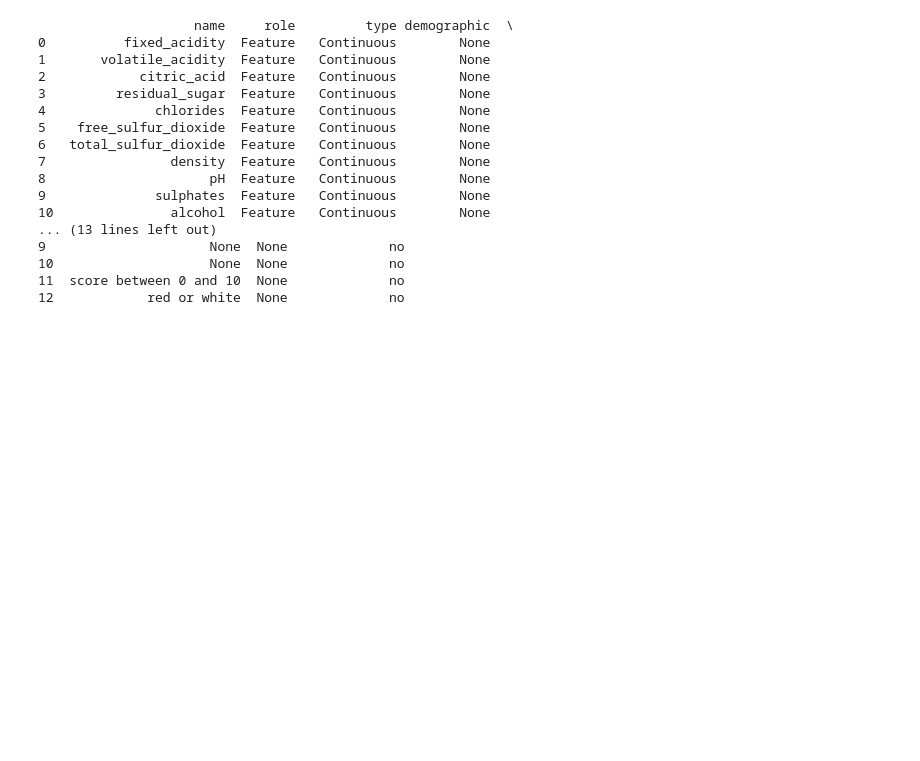
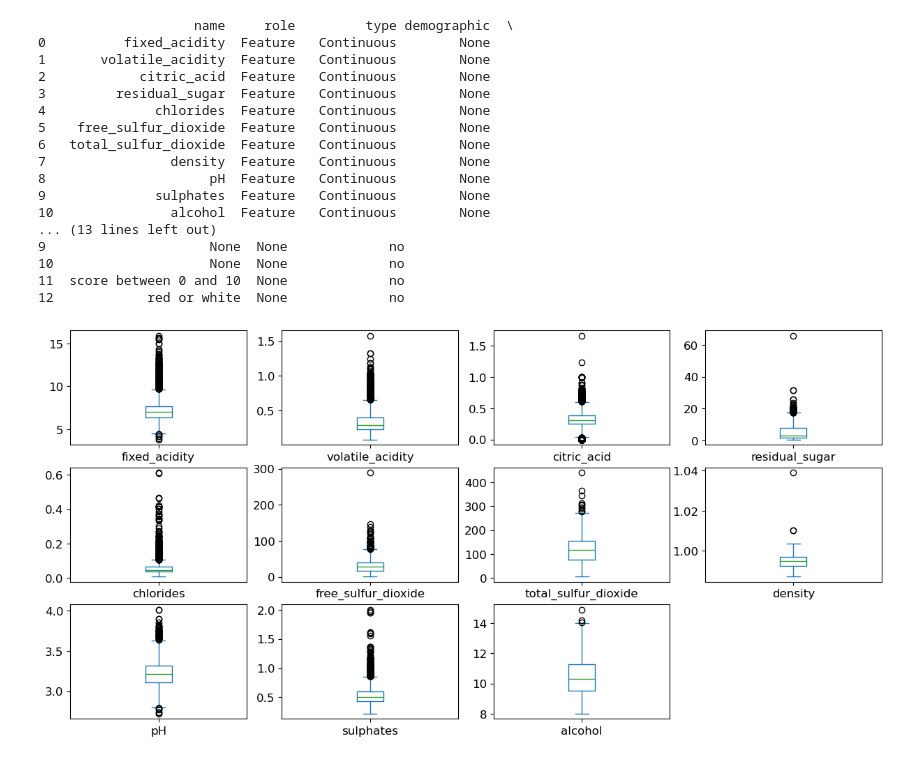
Before and after one commit to tomas-ribeiro-pinto/COMP4139_Machine_Learning, a Jupyter notebook: task1_wine_dataset.ipynb, the cells around one changed output. Drawn from its saved outputs; the diff is of its cells as text; code cells hidden in the pictures; blank space fills up the shorter version.

```diff
--- a/task1_wine_dataset.ipynb
+++ b/task1_wine_dataset.ipynb
@@ -28,3 +39,9 @@ print(wine_quality.variables)
 10                    None  None             no
 11  score between 0 and 10  None             no
 12            red or white  None             no
+# %%
+data_mean = X.iloc[:, :]
+data_mean.plot(kind='box', subplots=True, layout=(8,4), sharex=False,
+sharey=False, fontsize=12, figsize=(15,20));
+# %% [output]
+[figure, added]
```
Also changed, not shown: parts of 4 cells of this notebook.
